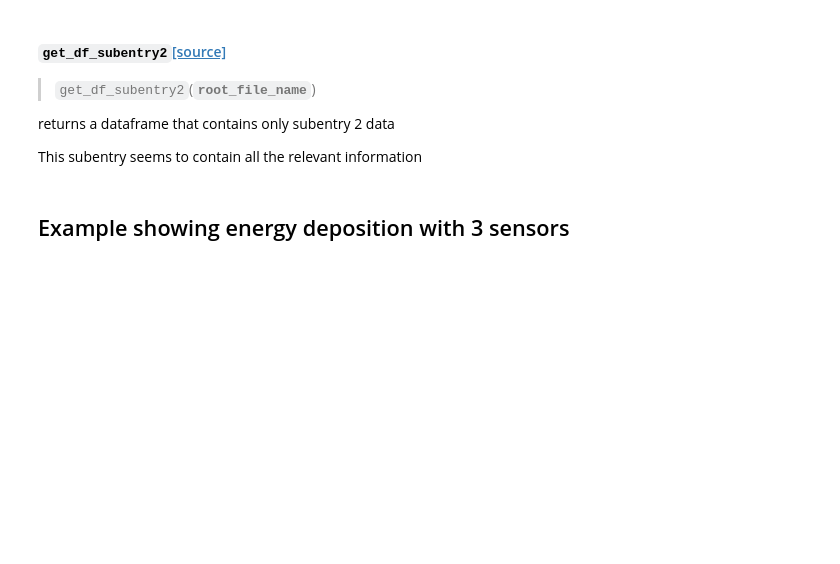
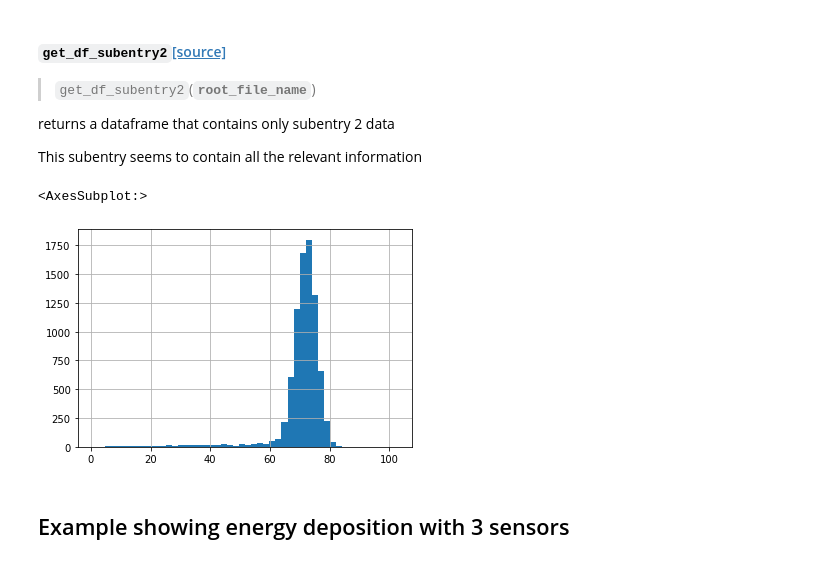
Before and after one commit to dmitryhits/ProtonBeamTherapy, a Jupyter notebook: nbs/01_analysis.ipynb, the cells around one changed output. Drawn from its saved outputs; the diff is of its cells as text; code cells hidden in the pictures; blank space fills up the shorter version.

```diff
--- a/nbs/01_analysis.ipynb
+++ b/nbs/01_analysis.ipynb
@@ -115,6 +115,17 @@ show_doc(get_df_subentry2)
 returns a dataframe that contains only subentry 2 data
 
 This subentry seems to contain all the relevant information
+# %%
+ph_tree = rt.open('../results/tracker_2021May03_141349_19.root:PhaseSpace')
+# %%
+ph_df = ak.to_pandas(ph_tree.arrays())
+# %%
+Ekin_proton = ph_df[ph_df['ParticleName'] == 'proton']['Ekine']
+# %%
+Ekin_proton.hist(bins=50)
+# %% [output]
+<AxesSubplot:>
+[figure, added]
 # %% [markdown]
 ## Example showing energy deposition with 3 sensors
 # %%
```
Also changed, not shown: 2 other files.
